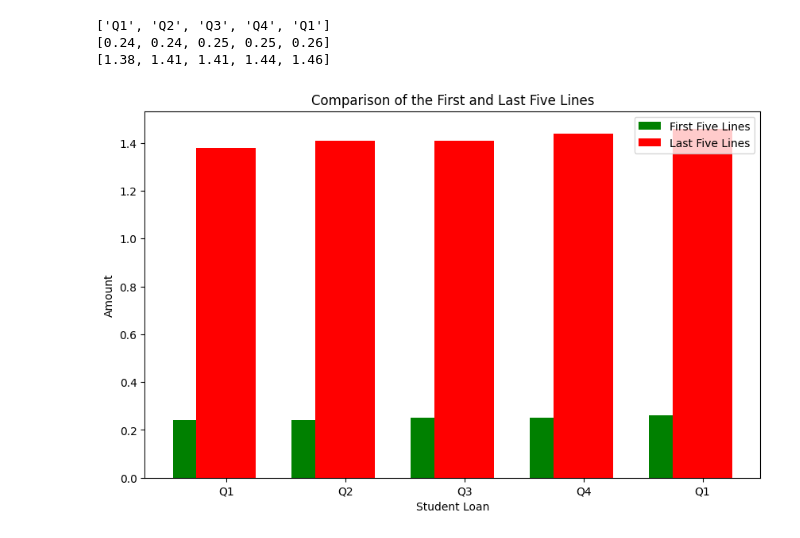
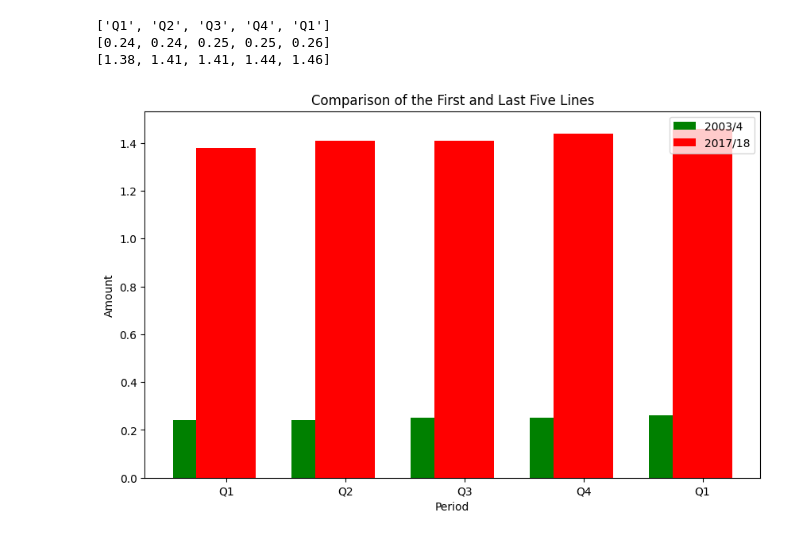
Before and after one commit to adinsa1/Data110, a Jupyter notebook: ProjectOne.ipynb, the cells around one changed output. Cells and saved outputs as stored; diff of their text form; code cells hidden in the pictures.

```diff
--- a/ProjectOne.ipynb
+++ b/ProjectOne.ipynb
@@ -143,19 +143,19 @@ print(z)
 # %%
 
 x = np.arange(5)
 y1 = [0.24, 0.24, 0.25, 0.25, 0.26]
 y2 = [1.38, 1.41, 1.41, 1.44, 1.46]
 width = 0.5
 
 # plot data in grouped manner of bar type
 plt.figure(figsize=(10, 6))
 plt.bar(x-0.2, y1, width, color='green')
 plt.bar(x, y2, width, color='red')
 plt.title('Comparison of the First and Last Five Lines')
 plt.xticks(x, ['Q1', 'Q2', 'Q3', 'Q4', 'Q1'])
-plt.xlabel("Student Loan")
+plt.xlabel("Period")
 plt.ylabel("Amount")
-plt.legend(["First Five Lines", "Last Five Lines"])
+plt.legend(["2003/4", "2017/18"])
 plt.show()
 # %% [output]
-[figure, old version]
+[figure, new version]
```
